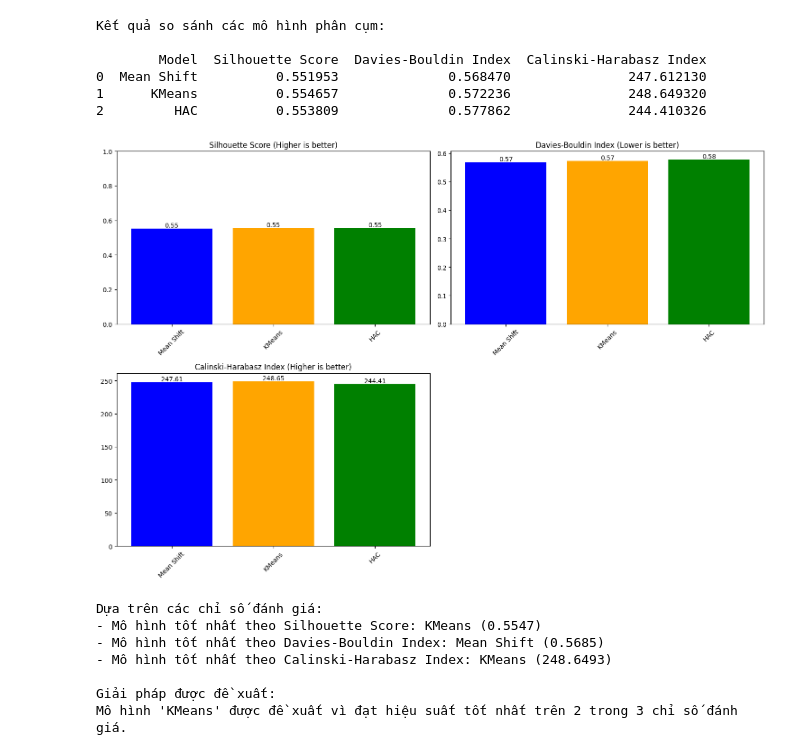
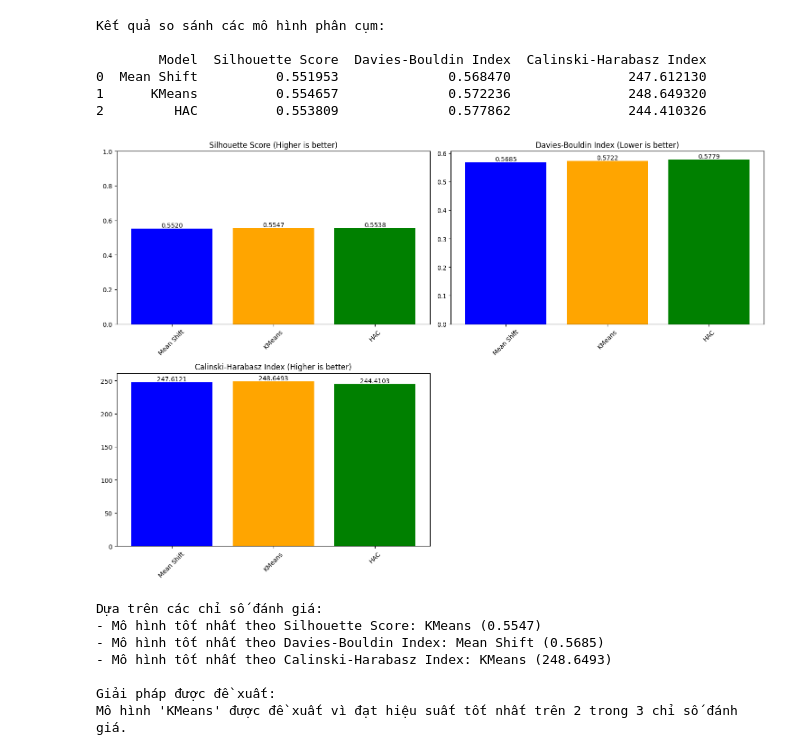
Before and after one commit to Tommyhuy1705/Mean_Shift_Clustering, a Jupyter notebook: Solution.ipynb, the cells around one changed output. Saved outputs shown, nothing was run; the diff lists cells and outputs as text; code cells hidden in the pictures.

```diff
--- a/Solution.ipynb
+++ b/Solution.ipynb
@@ -147,55 +142,43 @@ Kết quả so sánh các mô hình phân cụm:
 # %%
 # Tạo biểu đồ so sánh các mô hình
 plt.figure(figsize=(15, 10))
-
-# Chuẩn bị dữ liệu cho biểu đồ
 models = results_df['Model']
 sil_scores = results_df['Silhouette Score']
 db_scores = results_df['Davies-Bouldin Index']
 ch_scores = results_df['Calinski-Harabasz Index']
 
-# Chuẩn hóa Calinski-Harabasz để cùng tỉ lệ với các chỉ số khác (chỉ để hiển thị)
+# Chuẩn hóa Calinski-Harabasz để cùng tỉ lệ với các chỉ số khác
 ch_scores_normalized = (ch_scores - np.min(ch_scores)) / (np.max(ch_scores) - np.min(ch_scores))
 
-# Tạo subplot
 plt.subplot(2, 2, 1)
 bars = plt.bar(models, sil_scores, color=['blue', 'orange', 'green', 'red'])
 plt.title('Silhouette Score (Higher is better)')
 plt.xticks(rotation=45)
 plt.ylim(0, 1)
-# Thêm giá trị lên mỗi cột
 for bar in bars:
     height = bar.get_height()
-    plt.text(bar.get_x() + bar.get_width()/2., height,
-             f'{height:.2f}',
-             ha='center', va='bottom')
+    plt.text(bar.get_x() + bar.get_width()/2., height, f'{height:.4f}', ha='center', va='bottom')
 
 plt.subplot(2, 2, 2)
 bars = plt.bar(models, db_scores, color=['blue', 'orange', 'green', 'red'])
 plt.title('Davies-Bouldin Index (Lower is better)')
 plt.xticks(rotation=45)
-# Thêm giá trị lên mỗi cột
 for bar in bars:
     height = bar.get_height()
-    plt.text(bar.get_x() + bar.get_width()/2., height,
-             f'{height:.2f}',
-             ha='center', va='bottom')
+    plt.text(bar.get_x() + bar.get_width()/2., height, f'{height:.4f}', ha='center', va='bottom')
 
 plt.subplot(2, 2, 3)
 bars = plt.bar(models, ch_scores, color=['blue', 'orange', 'green', 'red'])
 plt.title('Calinski-Harabasz Index (Higher is better)')
 plt.xticks(rotation=45)
-# Thêm giá trị lên mỗi cột
 for bar in bars:
     height = bar.get_height()
-    plt.text(bar.get_x() + bar.get_width()/2., height,
-             f'{height:.2f}',
-             ha='center', va='bottom')
+    plt.text(bar.get_x() + bar.get_width()/2., height, f'{height:.4f}', ha='center', va='bottom')
 
 plt.tight_layout()
 plt.show()
 # %% [output]
-[figure, old version]
+[figure, new version]
 # %%
 print("Dựa trên các chỉ số đánh giá:")
 
```
Also changed, not shown: parts of 5 cells of this notebook, 1 other file.
